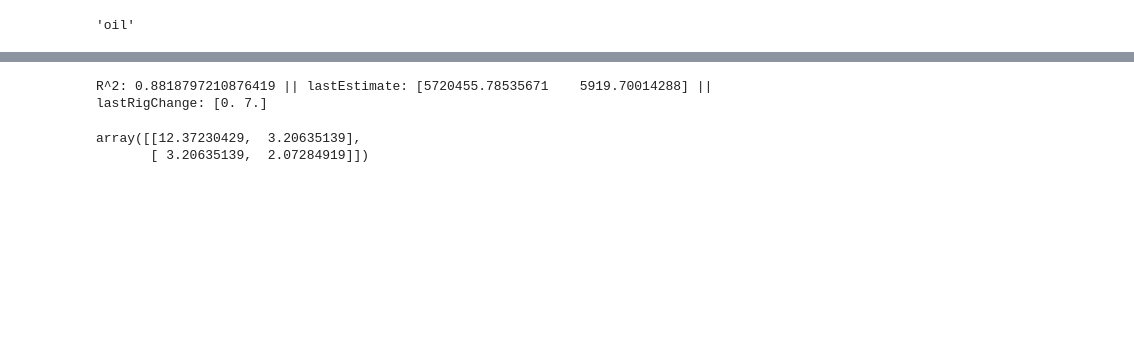
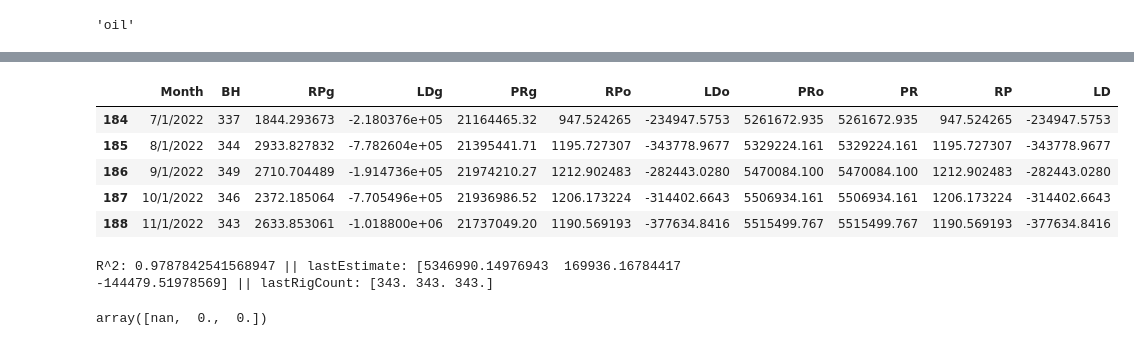
Before and after one commit to JozefSL/pyNotes, a Jupyter notebook: Kalman/DPR_ProdRpLd.ipynb, the cells around one changed output, grey strips where cells are left out. Saved outputs shown, nothing was run; the diff lists cells and outputs as text; code cells hidden in the pictures; blank space fills up the shorter version.

```diff
--- a/Kalman/DPR_ProdRpLd.ipynb
+++ b/Kalman/DPR_ProdRpLd.ipynb
@@ -67,3 +73,14 @@ data.tail()
+# %%
+data = pd.read_csv('PermianData.csv')
+# %%
+data.tail()
+# %% [output]
+|  | Month | BH | RPg | LDg | PRg | RPo | LDo | PRo | PR | RP | LD |
+| 184 | 7/1/2022 | 337 | 1844.293673 | -2.180376e+05 | 21164465.32 | 947.524265 | -234947.5753 | 5261672.935 | 5261672.935 | 947.524265 | -234947.5753 |
+| 185 | 8/1/2022 | 344 | 2933.827832 | -7.782604e+05 | 21395441.71 | 1195.727307 | -343778.9677 | 5329224.161 | 5329224.161 | 1195.727307 | -343778.9677 |
+| 186 | 9/1/2022 | 349 | 2710.704489 | -1.914736e+05 | 21974210.27 | 1212.902483 | -282443.0280 | 5470084.100 | 5470084.100 | 1212.902483 | -282443.0280 |
+| 187 | 10/1/2022 | 346 | 2372.185064 | -7.705496e+05 | 21936986.52 | 1206.173224 | -314402.6643 | 5506934.161 | 5506934.161 | 1206.173224 | -314402.6643 |
+| 188 | 11/1/2022 | 343 | 2633.853061 | -1.018800e+06 | 21737049.20 | 1190.569193 | -377634.8416 | 5515499.767 | 5515499.767 | 1190.569193 | -377634.8416 |
 # %%
 #@title Kalman Filter setup
 # Step units in months
@@ -71,65 +88,80 @@ dt = 1
 
 if dprC.value == "oil":
     data['PR'] = data['PRo']
-    data['dPR'] = data['dPRo']
+    #data['dPR'] = data['dPRo']
+    data['RP'] = data['RPo']
+    data['LD'] = data['LDo']
 else:
     data['PR'] = data['PRg']
-    data['dPR'] = data['dPRg']
+    #data['dPR'] = data['dPRg']
+    data['RP'] = data['RPg']
+    data['LD'] = data['LDg']
 
 orv = data['PR'].iloc[0]
-orr = data['dPR'].iloc[0]
+#orr = data['dPR'].iloc[0]
+orp = data['RP'].iloc[0]
+old = data['LD'].iloc[0]
 
 # x - Origin state estimate vector
-x = np.array([orv, orr]).T
+x = np.array([orv, orp, old]).T
 
 # Q - Process noise matrix
-Q = Q_discrete_white_noise(dim=2, dt=1., var=.75)
+#Q = Q_discrete_white_noise(dim=3, dt=1, var=.85)
+Q = np.array([[0.25, 0.15, 0.1],
+              [0.15, 0.11, 0.1],
+              [0.1, 0.1, 0.1]])
 
 # P - Covariance matrix
-P = np.diag([11, 1])
+P = np.diag([1, 1, 1])
 
 # R - Measurement noise matrix
-R = np.diag([33, 34])
+R = np.diag([0.2, 0.2, .39])
+
 
 # H - Measurement function
-H = np.array([[1., 0.],
-              [0., 1.]])
+H = np.array([[1., 0., 0.],
+              [0., 1., 0.],
+              [0., 0., 1.]])
 
 
 # F - State transition matrix
-F = np.array([[1., dt],
-              [0, 1]])
+F = np.array([[1, 0, 1],
+              [0, 1, 0],
+              [0, 0, 1]])
 
 # B - Measurement function
-B = np.array([[0.,0],
-              [0., x[1]]])
+
+B = np.array([x[1], 0, 0])
+
+
 
 # Measurements for update
-zsu = data[['PR','dPR','BH2MF','dBH2MF']].to_numpy()
+zsu = data[['PR','RP','LD','BH','BH','BH']].to_numpy()
 
 # System prediction
-Xp = np.empty((0,2), int)
+Xp = np.empty((0,3), int)
 
 # System update
-Xu = np.empty((0,2), int)
+Xu = np.empty((0,3), int)
 for zs  in zsu:
-    z = zs[0:2]
-    u = zs[2:4]
+    z = zs[0:3]
+    u = zs[3:6]
 
-    u[0]=0
+    #u[0]=0
     #u[2]=0
     #print(z)
+    #B = np.array([x[1], 0, 0])
     x, P = predict(x=x, P=P, F=F, Q=Q, u=u, B=B, alpha=0.99)    #x, P = predict(x=x, P=P, F=F, Q=Q, u=u)
     Xp = np.vstack([Xp, x])
 
     x, P = update(x, P, z, R, H,)
     Xu = np.vstack([Xu, x])
 
-print('R^2:', r2_score(Xp[:,0], data.PR),'|| lastEstimate:', x, '|| lastRigChange:',u)
+print('R^2:', r2_score(Xp[:,0], data.PR),'|| lastEstimate:', x, '|| lastRigCount:',u)
 # %% [output]
-R^2: 0.8818797210876419 || lastEstimate: [5720455.78535671    5919.70014288] || lastRigChange: [0. 7.]
+R^2: 0.9787842541568947 || lastEstimate: [5346990.14976943  169936.16784417 -144479.51978569] || lastRigCount: [343. 343. 343.]
-# %%
-P
-# %% [output]
-array([[12.37230429,  3.20635139],
-       [ 3.20635139,  2.07284919]])
+# %%
+#zsu
+B
+# %% [output]
+array([nan,  0.,  0.])
```
Also changed, not shown: parts of 9 cells of this notebook.
